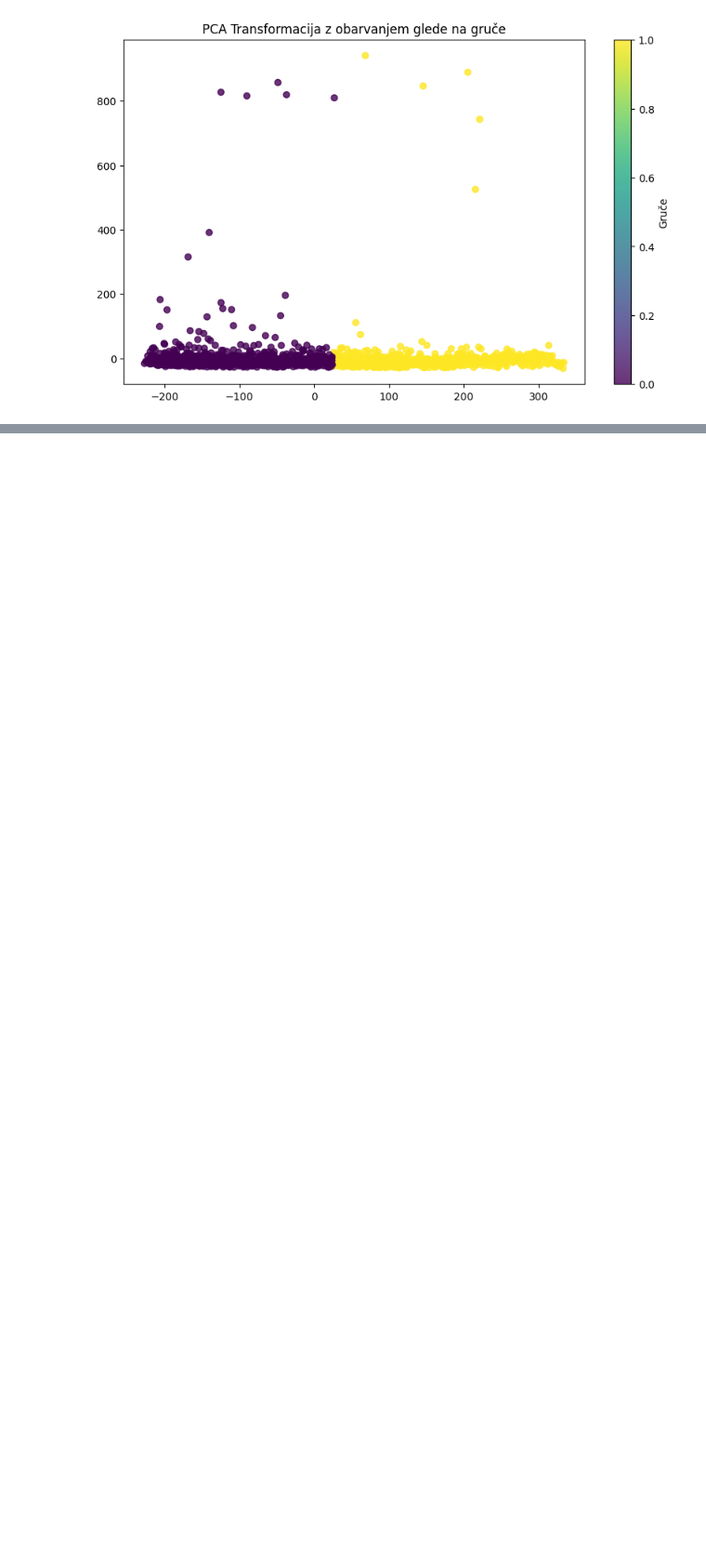
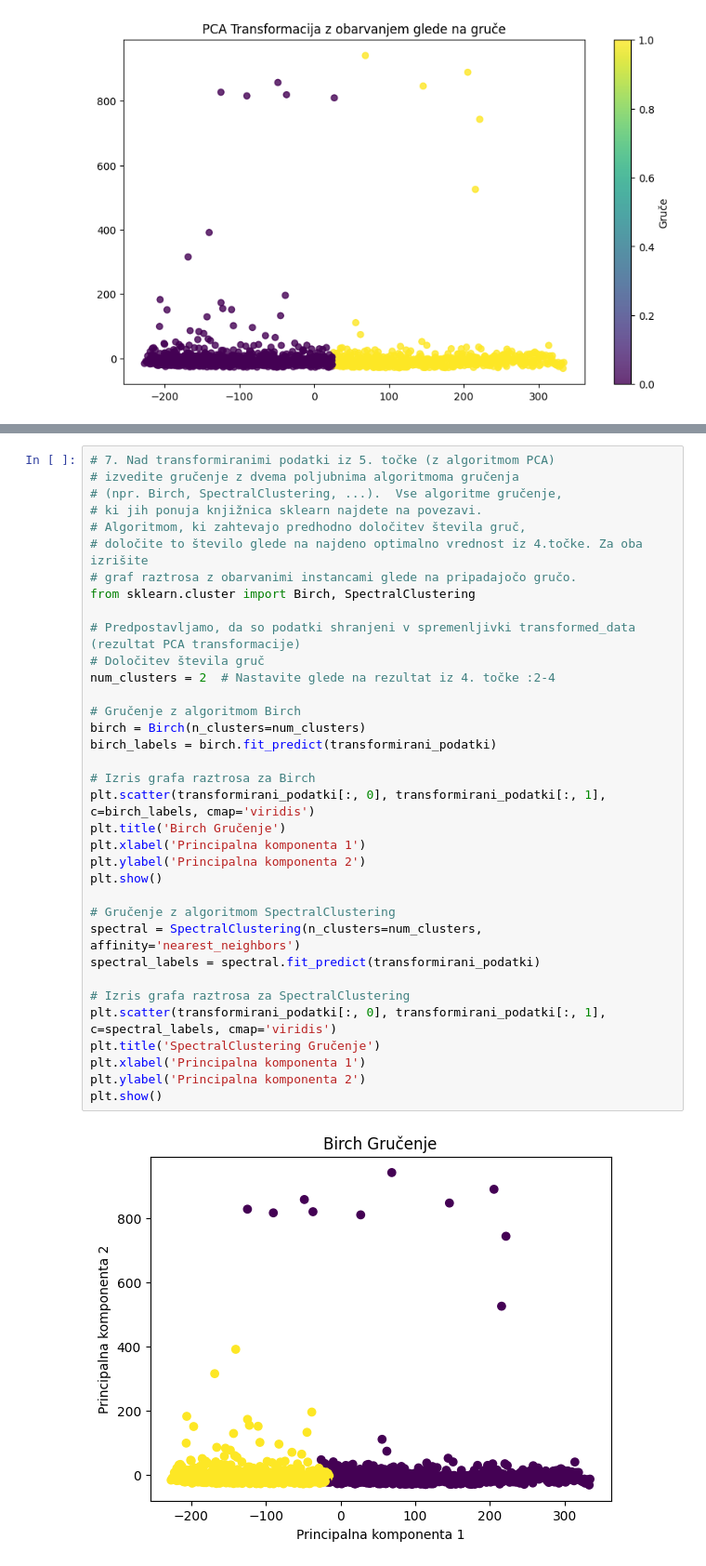
Before and after one commit to klarcika/TZ, a Jupyter notebook: Naloga8.ipynb, the cells around one changed output, grey strips where cells are left out. Shown at 93% size. Cells and saved outputs as stored; diff of their text form; blank space fills up the shorter version.

```diff
--- a/Naloga8.ipynb
+++ b/Naloga8.ipynb
@@ -145,3 +144,40 @@ plt.colorbar(label='Gruče')
 plt.show()
 # %% [output]
 [figure]
+# %%
+# 7. Nad transformiranimi podatki iz 5. točke (z algoritmom PCA)
+# izvedite gručenje z dvema poljubnima algoritmoma gručenja
+# (npr. Birch, SpectralClustering, ...).  Vse algoritme gručenje,
+# ki jih ponuja knjižnica sklearn najdete na povezavi.
+# Algoritmom, ki zahtevajo predhodno določitev števila gruč,
+# določite to število glede na najdeno optimalno vrednost iz 4.točke. Za oba izrišite
+# graf raztrosa z obarvanimi instancami glede na pripadajočo gručo.
+from sklearn.cluster import Birch, SpectralClustering
+
+# Predpostavljamo, da so podatki shranjeni v spremenljivki transformed_data (rezultat PCA transformacije)
+# Določitev števila gruč
+num_clusters = 2  # Nastavite glede na rezultat iz 4. točke :2-4
+
+# Gručenje z algoritmom Birch
+birch = Birch(n_clusters=num_clusters)
+birch_labels = birch.fit_predict(transformirani_podatki)
+
+# Izris grafa raztrosa za Birch
+plt.scatter(transformirani_podatki[:, 0], transformirani_podatki[:, 1], c=birch_labels, cmap='viridis')
+plt.title('Birch Gručenje')
+plt.xlabel('Principalna komponenta 1')
+plt.ylabel('Principalna komponenta 2')
+plt.show()
+
+# Gručenje z algoritmom SpectralClustering
+spectral = SpectralClustering(n_clusters=num_clusters, affinity='nearest_neighbors')
+spectral_labels = spectral.fit_predict(transformirani_podatki)
+
+# Izris grafa raztrosa za SpectralClustering
+plt.scatter(transformirani_podatki[:, 0], transformirani_podatki[:, 1], c=spectral_labels, cmap='viridis')
+plt.title('SpectralClustering Gručenje')
+plt.xlabel('Principalna komponenta 1')
+plt.ylabel('Principalna komponenta 2')
+plt.show()
+# %% [output]
+[figure, added]
```
Also changed, not shown: parts of 2 cells of this notebook.
